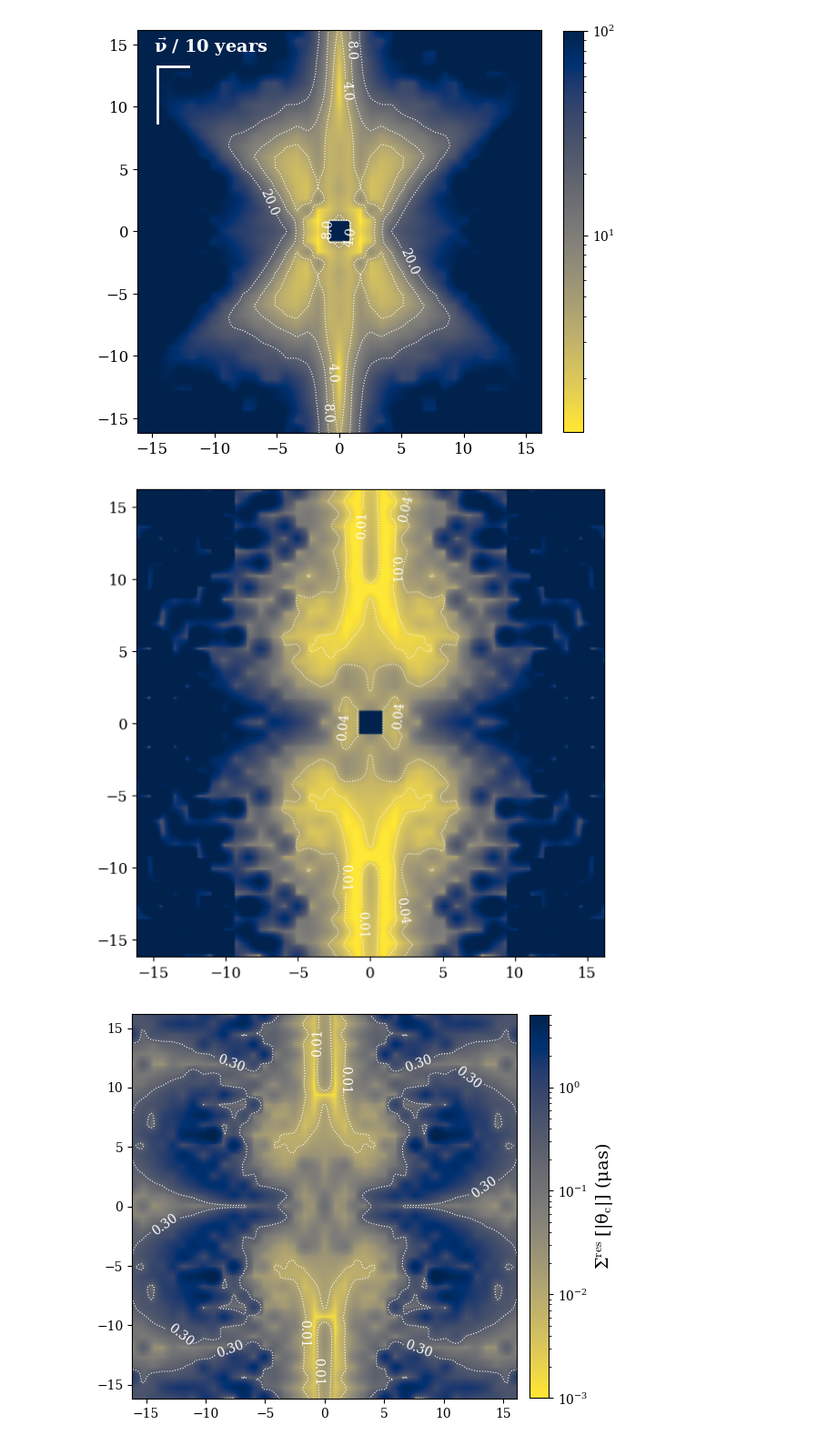
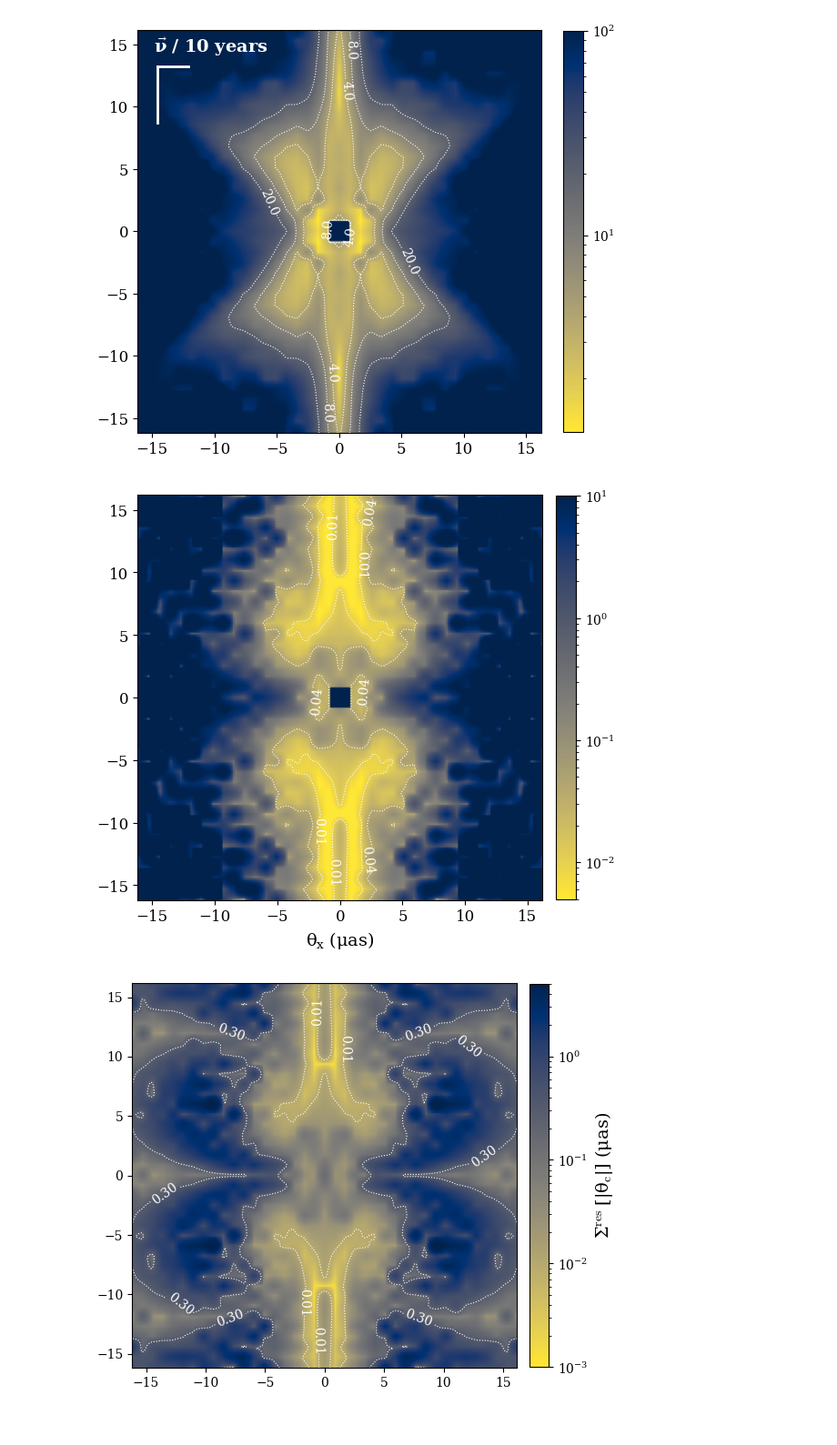
Before and after one commit to abby-moran/Quasar_microlensing_public, a Jupyter notebook: M04/interp_grid04.ipynb, the cells around one changed output. Shown at 91% size. Saved outputs shown, nothing was run; the diff lists cells and outputs as text; code cells hidden in the pictures.

```diff
--- a/M04/interp_grid04.ipynb
+++ b/M04/interp_grid04.ipynb
@@ -1324,33 +1324,33 @@ plt.savefig('Figures/pos_04.pdf', bbox_inches='tight')
 # %%
 fig, (ax1) = plt.subplots(nrows=1, ncols=1, figsize=(6, 8))
 extent = np.array([np.min(fine_grid_x), np.max(fine_grid_x),  np.min(fine_grid_y), np.max(fine_grid_y)])*rad_to_arcsec
 
 X, Y = np.meshgrid(fine_grid_x*rad_to_arcsec, fine_grid_y*rad_to_arcsec)
 Z = np.flipud(sigma_c2_interp).T
 levels=[.01, .04]
 
 im=ax1.imshow(Z, origin='lower', cmap=reversed_map, extent=extent, norm=matplotlib.colors.LogNorm(vmin=5e-3, vmax=1e1))#,  vmax=68, vmin=1)
-#cbar = plt.colorbar(im, ax=ax1, fraction=0.045, pad=.03)
+cbar = plt.colorbar(im, ax=ax1, fraction=0.046, pad=.03)
 #cbar.set_label(r'$ \sigma \ [|\theta_{\text{c}}|] \ (\mu as)$', fontsize=14)
 
 #contours
 contours = ax1.contour(X, Y, Z, levels=levels, colors='white', linewidths=0.8, linestyles='dotted')
 ax1.clabel(contours, inline=True, fontsize=10, fmt="%.2f")
 
 ax1.tick_params(axis='both', which='major', labelsize=12)
 ax1.tick_params(axis='both', which='minor', labelsize=10)
 #plt.title(r'$m_l=0.8M_\odot$', fontsize=16)
 #ax1.set_xlim(-1.4e-11, .1e-11)
 #ax1.set_ylim(-.1e-11, 1.4e-11)
 
-#ax1.set_xlabel(r'$\theta_x \ (\mu as)$', fontsize=14)
+ax1.set_xlabel(r'$\theta_x \ (\mu as)$', fontsize=14)
 #ax1.set_ylabel(r'$\theta_y \ (\mu as)$', fontsize=14)
 plt.tight_layout()
 
 
 plt.savefig('Figures/thetac2_04.pdf', bbox_inches='tight')
 # %% [output]
-[figure, old version]
+[figure, new version]
 # %%
 fig, (ax1) = plt.subplots(nrows=1, ncols=1, figsize=(6, 8))
 extent = np.array([np.min(fine_grid_x), np.max(fine_grid_x),  np.min(fine_grid_y), np.max(fine_grid_y)])*rad_to_arcsec
```
Also changed, not shown: parts of 14 cells of this notebook, 1 other file.
